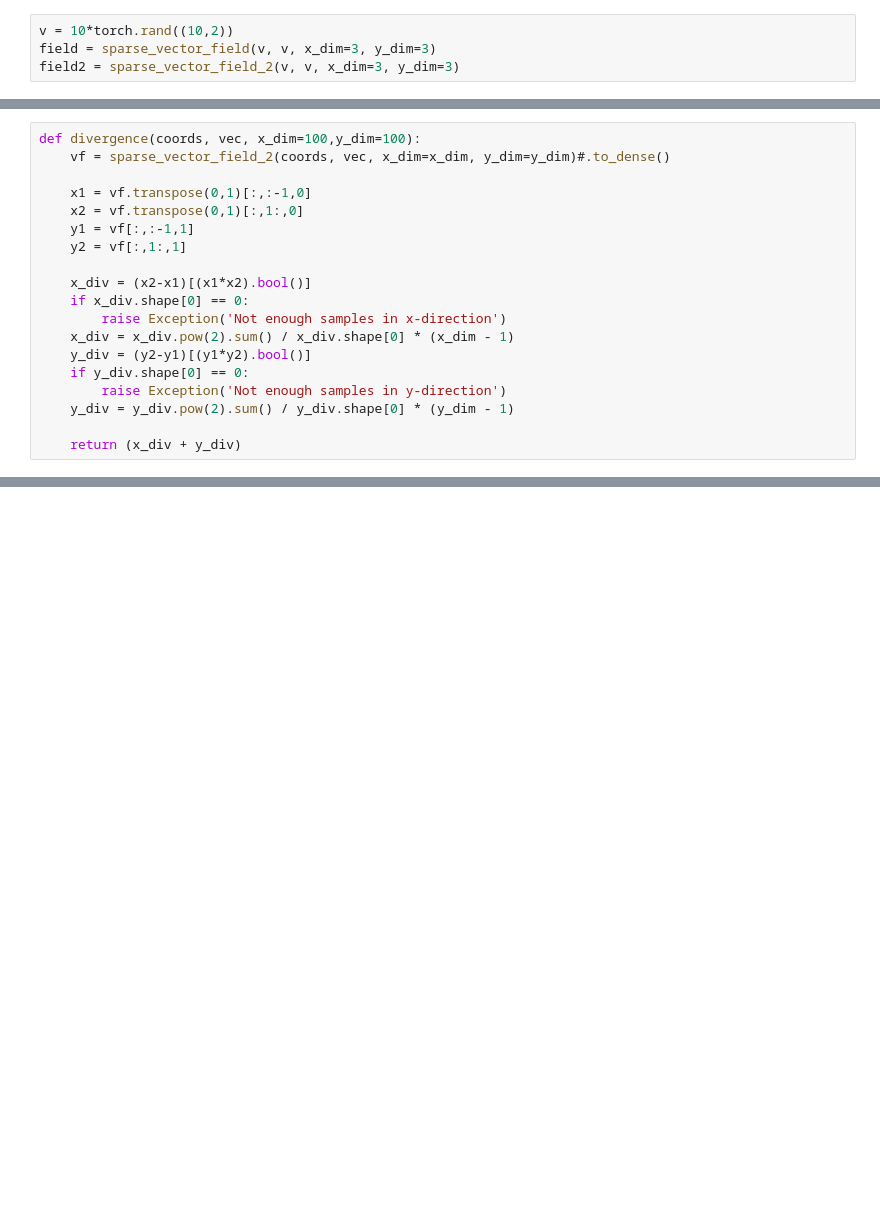
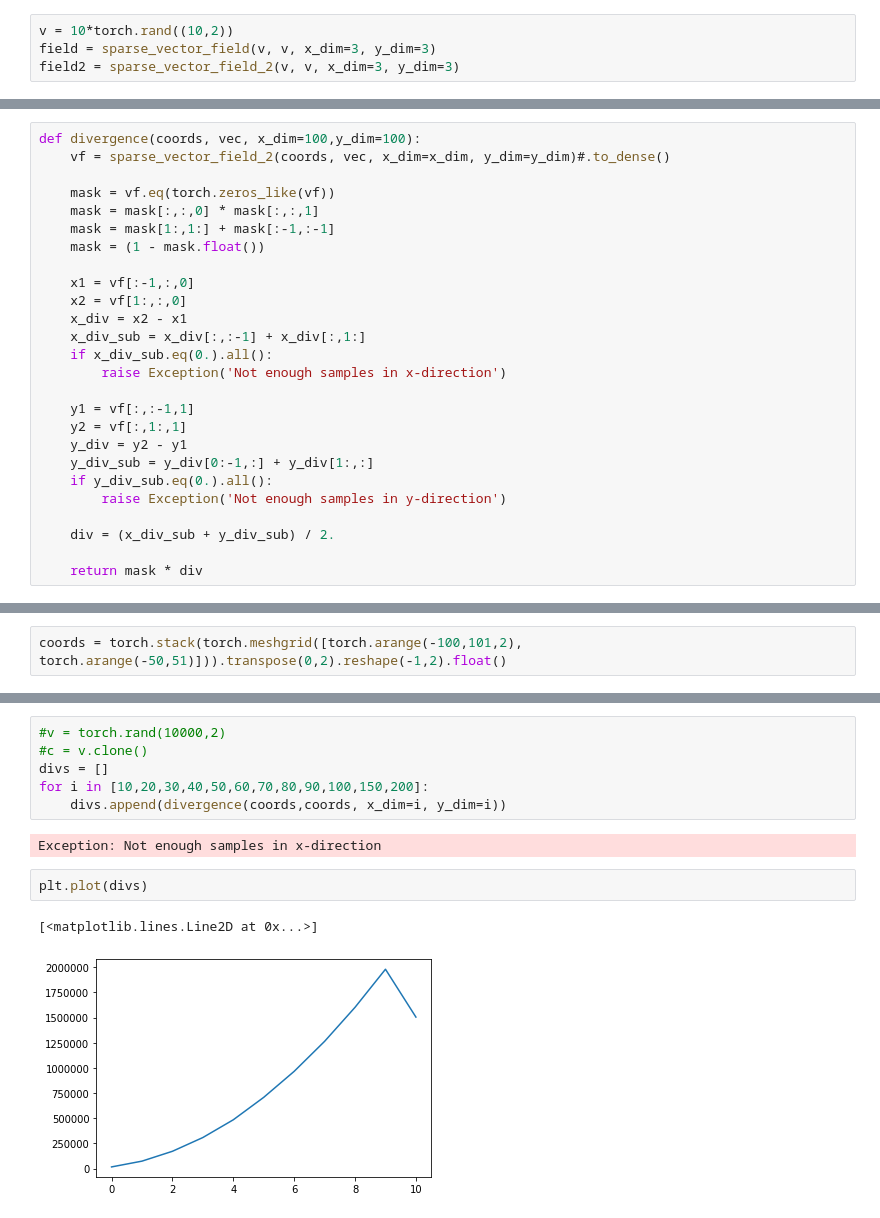
Before and after one commit to einbandi/ptsne-pytorch, a Jupyter notebook: divergence.ipynb, the cells around one changed output, grey strips where cells are left out. Cells and saved outputs as stored; diff of their text form; blank space fills up the shorter version.

Commit message:
reimplemented divergence with masking

```diff
--- a/divergence.ipynb
+++ b/divergence.ipynb
@@ -75,18 +48,25 @@ tensor([[[1.2872, 1.4453],
 def divergence(coords, vec, x_dim=100,y_dim=100):
     vf = sparse_vector_field_2(coords, vec, x_dim=x_dim, y_dim=y_dim)#.to_dense()
 
-    x1 = vf.transpose(0,1)[:,:-1,0]
-    x2 = vf.transpose(0,1)[:,1:,0]
+    mask = vf.eq(torch.zeros_like(vf))
+    mask = mask[:,:,0] * mask[:,:,1]
+    mask = mask[1:,1:] + mask[:-1,:-1]
+    mask = (1 - mask.float())
+
+    x1 = vf[:-1,:,0]
+    x2 = vf[1:,:,0]
+    x_div = x2 - x1
+    x_div_sub = x_div[:,:-1] + x_div[:,1:]
+    if x_div_sub.eq(0.).all():
+        raise Exception('Not enough samples in x-direction')
+
     y1 = vf[:,:-1,1]
     y2 = vf[:,1:,1]
+    y_div = y2 - y1
+    y_div_sub = y_div[0:-1,:] + y_div[1:,:]
+    if y_div_sub.eq(0.).all():
+        raise Exception('Not enough samples in y-direction')
 
-    x_div = (x2-x1)[(x1*x2).bool()]
-    if x_div.shape[0] == 0:
-        raise Exception('Not enough samples in x-direction')
-    x_div = x_div.pow(2).sum() / x_div.shape[0] * (x_dim - 1)
-    y_div = (y2-y1)[(y1*y2).bool()]
-    if y_div.shape[0] == 0:
-        raise Exception('Not enough samples in y-direction')
-    y_div = y_div.pow(2).sum() / y_div.shape[0] * (y_dim - 1)
+    div = (x_div_sub + y_div_sub) / 2.
 
-    return (x_div + y_div)
+    return mask * div
@@ -92,0 +127,2 @@ def divergence(coords, vec, x_dim=100,y_dim=100):
+# %%
+coords = torch.stack(torch.meshgrid([torch.arange(-100,101,2), torch.arange(-50,51)])).transpose(0,2).reshape(-1,2).float()
@@ -93 +161,14 @@ def divergence(coords, vec, x_dim=100,y_dim=100):
+# %%
+#v = torch.rand(10000,2)
+#c = v.clone()
+divs = []
+for i in [10,20,30,40,50,60,70,80,90,100,150,200]:
+    divs.append(divergence(coords,coords, x_dim=i, y_dim=i))
+# %% [output]
+Exception: Not enough samples in x-direction
+# %%
+plt.plot(divs)
+# %% [output]
+[<matplotlib.lines.Line2D at 0x...>]
+[figure, added]
 # %%
```
Also changed, not shown: parts of 24 cells of this notebook.
